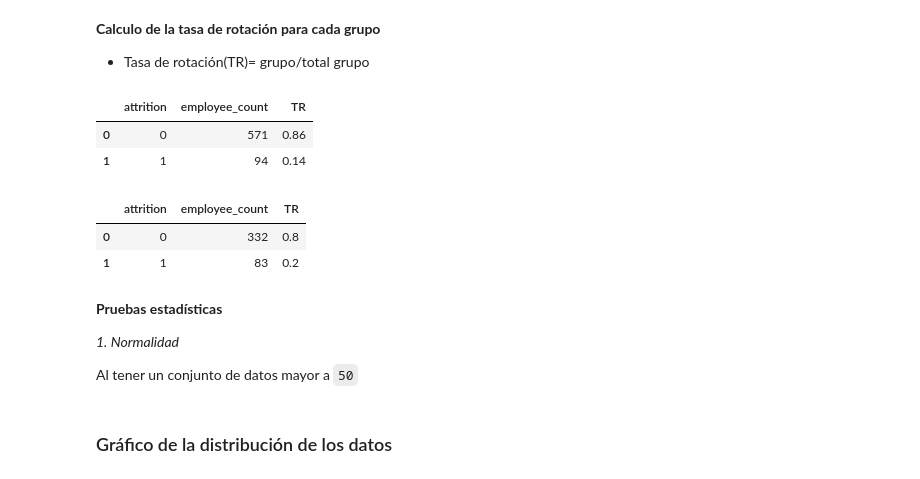
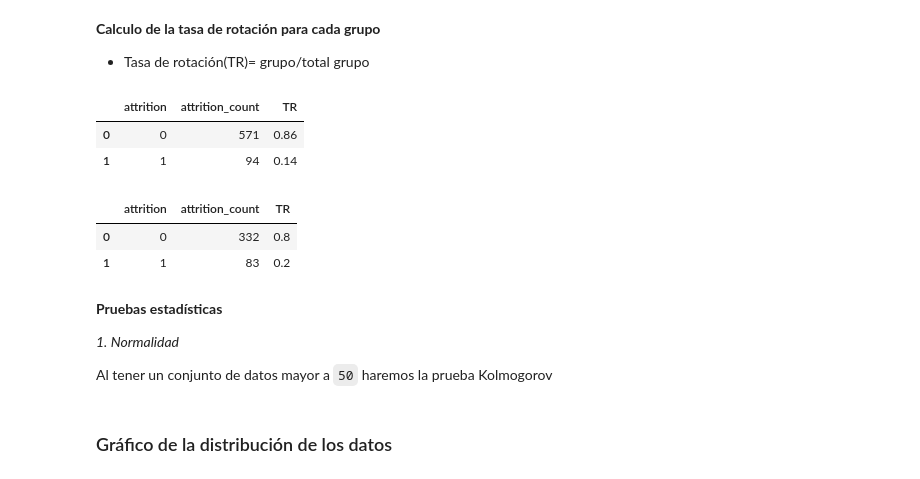
Before and after one commit to Paulamc1695/proyecto_da_promo_J_modulo_3, a Jupyter notebook: Fase_4_AB_testing.ipynb, the cells around one changed output. Saved outputs shown, nothing was run; the diff lists cells and outputs as text; code cells hidden in the pictures.

```diff
--- a/Fase_4_AB_testing.ipynb
+++ b/Fase_4_AB_testing.ipynb
@@ -125,19 +125,21 @@ df_testing= pd.concat([grupo_a, grupo_b], ignore_index=True)
 - Tasa de rotación(TR)= grupo/total grupo
 # %%
 df_grupo_a= grupo_a.groupby('attrition')["employee_count"].count().reset_index()
+df_grupo_a = df_grupo_a.rename(columns={"employee_count": "attrition_count"})
 
-df_grupo_a["TR"]= (df_grupo_a["employee_count"]/df_grupo_a["employee_count"].sum()).round(2)
+df_grupo_a["TR"]= (df_grupo_a["attrition_count"]/df_grupo_a["attrition_count"].sum()).round(2)
 df_grupo_a
 # %% [output]
-|  | attrition | employee_count | TR |
+|  | attrition | attrition_count | TR |
 | 0 | 0 | 571 | 0.86 |
 | 1 | 1 | 94 | 0.14 |
 # %%
 df_grupo_b= grupo_b.groupby('attrition')["employee_count"].count().reset_index()
-df_grupo_b["TR"]= (df_grupo_b["employee_count"]/df_grupo_b["employee_count"].sum()).round(2)
+df_grupo_b = df_grupo_b.rename(columns={"employee_count": "attrition_count"})
+df_grupo_b["TR"]= (df_grupo_b["attrition_count"]/df_grupo_b["attrition_count"].sum()).round(2)
 df_grupo_b
 # %% [output]
-|  | attrition | employee_count | TR |
+|  | attrition | attrition_count | TR |
 | 0 | 0 | 332 | 0.8 |
 | 1 | 1 | 83 | 0.2 |
 # %% [markdown]
@@ -145,6 +147,6 @@ df_grupo_b
 
 *1. Normalidad*
 
-Al tener un conjunto de datos mayor a `50`
+Al tener un conjunto de datos mayor a `50` haremos la prueba Kolmogorov
 # %% [markdown]
 ### Gráfico de la distribución de los datos
```
Also changed, not shown: parts of 7 cells of this notebook.
